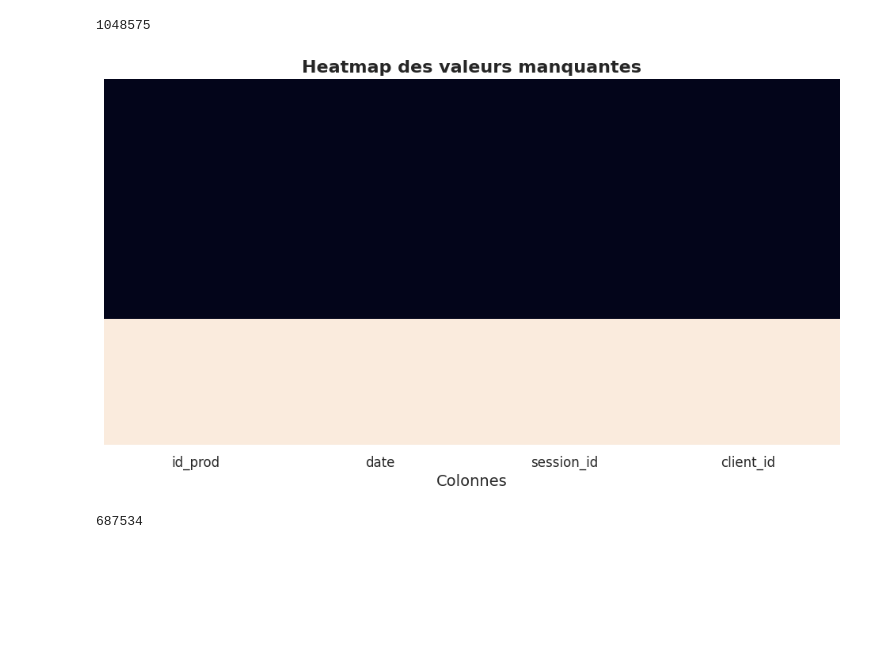
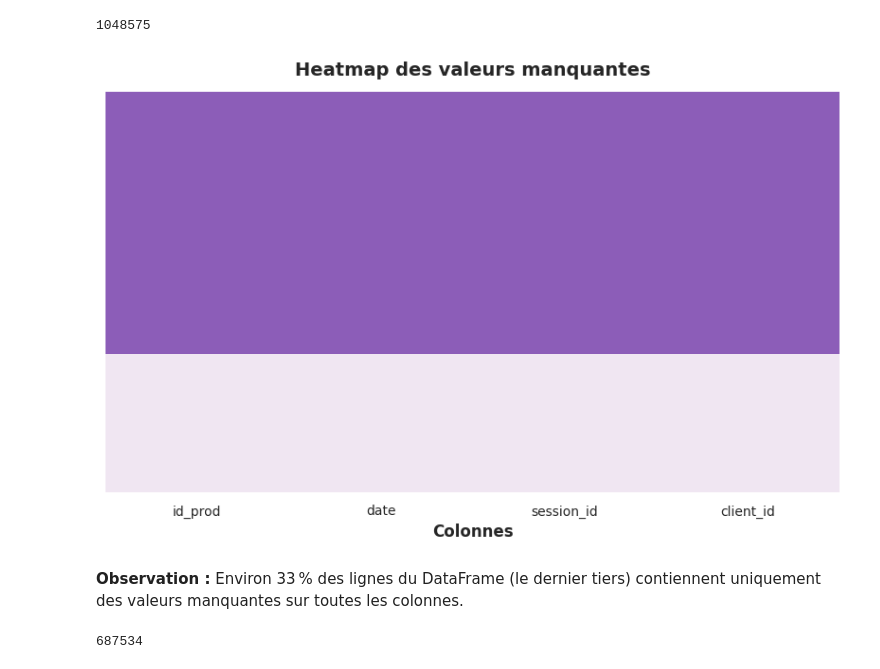
Before and after one commit to Julien-Data/analyse-des-ventes, a Jupyter notebook: analyse_des_ventes_comportements_clients.ipynb, the cells around one changed output. Drawn from its saved outputs; the diff is of its cells as text; code cells hidden in the pictures; blank space fills up the shorter version.

```diff
--- a/analyse_des_ventes_comportements_clients.ipynb
+++ b/analyse_des_ventes_comportements_clients.ipynb
@@ -74,11 +46,32 @@ sns.set_theme(
-# %%
-# 3. Palette par défaut cohérente pour les graphiques non catégoriels
-DEFAULT_PALETTE = ['#e9d4cf', '#a06f8d', '#2d223a']
-sns.set_palette(None)
-
-# 4. Option : rendre les fonds encore plus sobres
-plt.rcParams['figure.facecolor'] = 'white'
-plt.rcParams['axes.facecolor'] = 'white'
+# %%
+# 1. Palette personnalisée pour les catégories
+CATEG_PALETTE = {0: '#e9d4cf',   1: '#a06f8d',  2: '#2d223a' }
+
+# 2. Palette générale
+GENERAL_PALETTE = ['#8c5db8','#b08cbf','#a68da8','#b9a7b0','#ded6d1']
+# %%
+# 3. Thème global Seaborn
+sns.set_theme(
+    style="whitegrid",
+    rc={
+        "figure.figsize": (10, 5.5),
+        "axes.titlesize": 14,
+        "axes.titleweight": "bold",
+        "axes.labelsize": 12,
+        "axes.labelweight": "bold",
+        "xtick.labelsize": 10,
+        "ytick.labelsize": 10,
+        "font.family": "DejaVu Sans",
+        "axes.edgecolor": "#333333",
+        "axes.spines.top": False,
+        "axes.spines.right": False,
+        "figure.facecolor": "white",
+        "axes.facecolor": "white",
+    }
+)
+
+# 4. Palette par défaut
+sns.set_palette(GENERAL_PALETTE)
 # %%
 def optimize(df):
     for col in df.select_dtypes('object'):
@@ -189,17 +182,20 @@ len(transactions)
 1048575
 # %%
 # Heatmap pour visualiser les valeurs manquantes
-plt.figure(figsize=(12, 6))
+plt.figure()
 sns.heatmap(
     transactions.isnull(),                 # True là où c’est manquant
     yticklabels=False,            # pour des tables larges : évite le chevauchement
-    cbar=False
+    cbar=False,
+    cmap = ['#8c5db8', '#f0e6f2']
 )
-plt.title('Heatmap des valeurs manquantes')
+plt.title('Heatmap des valeurs manquantes', y = 1.02)
 plt.xlabel('Colonnes')
 plt.show()
 # %% [output]
-[figure, old version]
+[figure, new version]
+# %% [markdown]
+**Observation :** Environ 33 % des lignes du DataFrame (le dernier tiers) contiennent uniquement des valeurs manquantes sur toutes les colonnes.
 # %%
 #transactions[transactions.isna()]
 # %%
```
Also changed, not shown: parts of 44 cells of this notebook, 1 other file.
